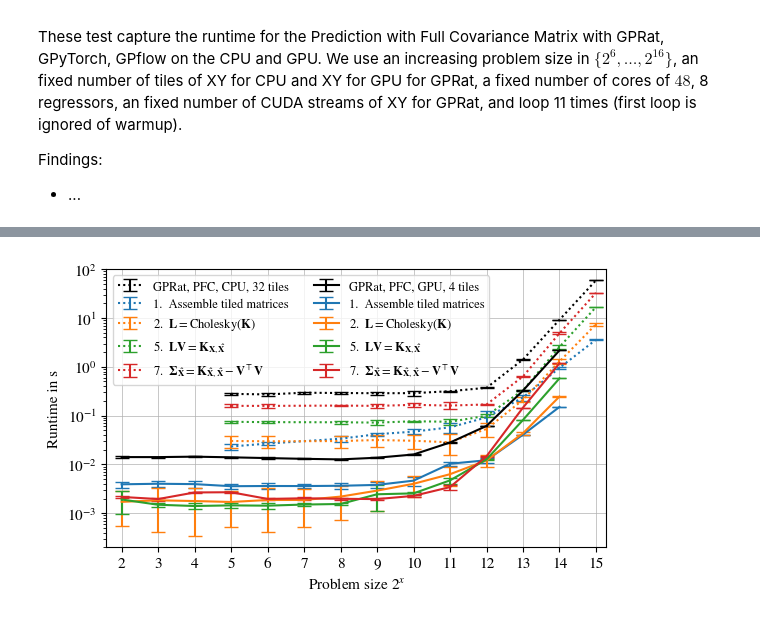
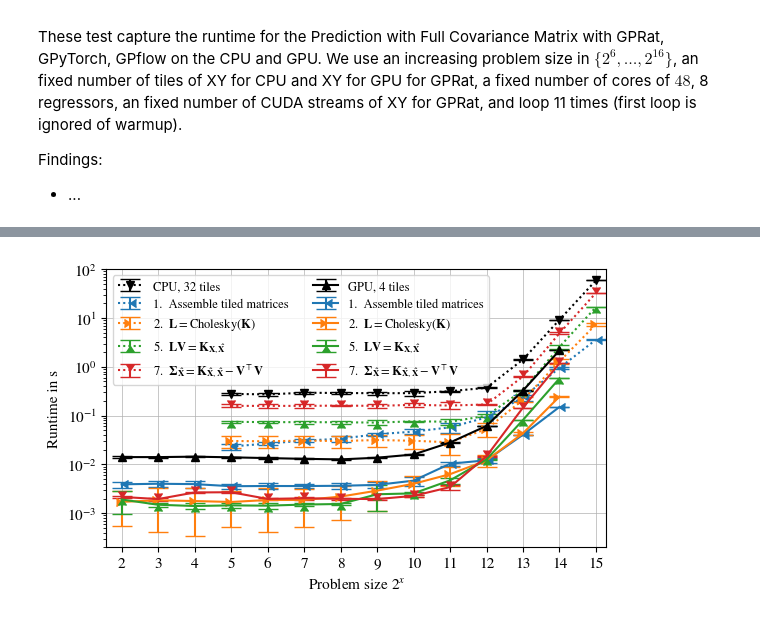
Before and after one commit to moellh/GPRat, a Jupyter notebook: 7-8-predict-fullcov.ipynb, the cells around one changed output, grey strips where cells are left out. Saved outputs shown, nothing was run; the diff lists cells and outputs as text; code cells hidden in the pictures.

```diff
--- a/7-8-predict-fullcov.ipynb
+++ b/7-8-predict-fullcov.ipynb
@@ -25,9 +25,10 @@ warnings.filterwarnings("ignore")
 mpl.rcParams["mathtext.fontset"] = "stix"
 mpl.rcParams["font.family"] = "STIXGeneral"
 mpl.rcParams.update({"font.size": 11})
-mpl.rcParams.update({"errorbar.capsize": 5})
+mpl.rcParams.update({"errorbar.capsize": 7})
 mpl.rcParams.update({"grid.linewidth": 0.5})
 mpl.rcParams.update({"legend.fontsize": 9})
+mpl.rcParams.update({"lines.markersize": 6})
 
 
 def figsize(x, y, y_log_min=1, y_log_max=1):
@@ -282,9 +350,10 @@ plt.errorbar(
     df_name_target["n_train"],
     df_name_target["mean"],
     yerr=err,
-    label="GPRat, PFC, CPU, 32 tiles",
+    label="CPU, 32 tiles",
     color="black",
     linestyle=(0, (1, 1.5)),
+    marker="v"
 )
 
 names = [
@@ -309,7 +378,7 @@ labels = [
 ]
 
 df_steps_cpu = df_pfc_gprat_steps[0][df_pfc_gprat_steps[0]["n_tiles"] == 32]
-for name, label, c in zip(names, labels, ["tab:blue", "tab:orange", "tab:green", "tab:red", "tab:purple", "tab:brown", "tab:pink"]):
+for name, label, c, marker in zip(names, labels, ["tab:blue", "tab:orange", "tab:green", "tab:red", "tab:purple", "tab:brown", "tab:pink"], [4,5,6,7]):
     df_name_target = df_steps_cpu[df_steps_cpu["name"] == name]
     err = utils.confidence_error(df_name_target, 0.95)
     plt.errorbar(
@@ -319,6 +388,7 @@ for name, label, c in zip(names, labels, ["tab:blue", "tab:orange", "tab:green",
         label=label,
         color=c,
         linestyle=(0, (1, 1.5)),
+        marker=marker,
     )
 
 df_name_target = df_gprat_gpu[df_gprat_gpu["n_tiles"] == 4]
@@ -327,37 +397,40 @@ plt.errorbar(
     df_name_target["n_train"],
     df_name_target["mean"],
     yerr=err,
-    label="GPRat, PFC, GPU, 4 tiles",
+    label="GPU, 4 tiles",
     color="black",
+    marker="^"
 )
 
 df_steps_gpu = df_pfc_gprat_steps[1][df_pfc_gprat_steps[1]["n_tiles"] == 4]
-for name, label, c in zip(
+for name, label, c, marker in zip(
     names,
     labels,
     [
         "tab:blue",
         "tab:orange",
         "tab:green",
         "tab:red",
         # "tab:purple",
         # "tab:brown",
         # "tab:pink",
     ],
+    [4,5,6,7]
 ):
     df_name_target = df_steps_gpu[df_steps_gpu["name"] == name]
     err = utils.confidence_error(df_name_target, 0.95)
     plt.errorbar(
         df_name_target["n_train"],
         df_name_target["mean"] / 10**9,
         yerr=err / 10**9,
         label=label,
         color=c,
+        marker=marker,
     )
 
 plt.legend(ncols=2)
 plt.tight_layout(pad=0)
 
 plt.savefig("./pdf/predict-fullcov-steps-large.pdf")
 # %% [output]
-[figure, old version]
+[figure, new version]
```
Also changed, not shown: parts of 3 cells of this notebook, 29 other files.
